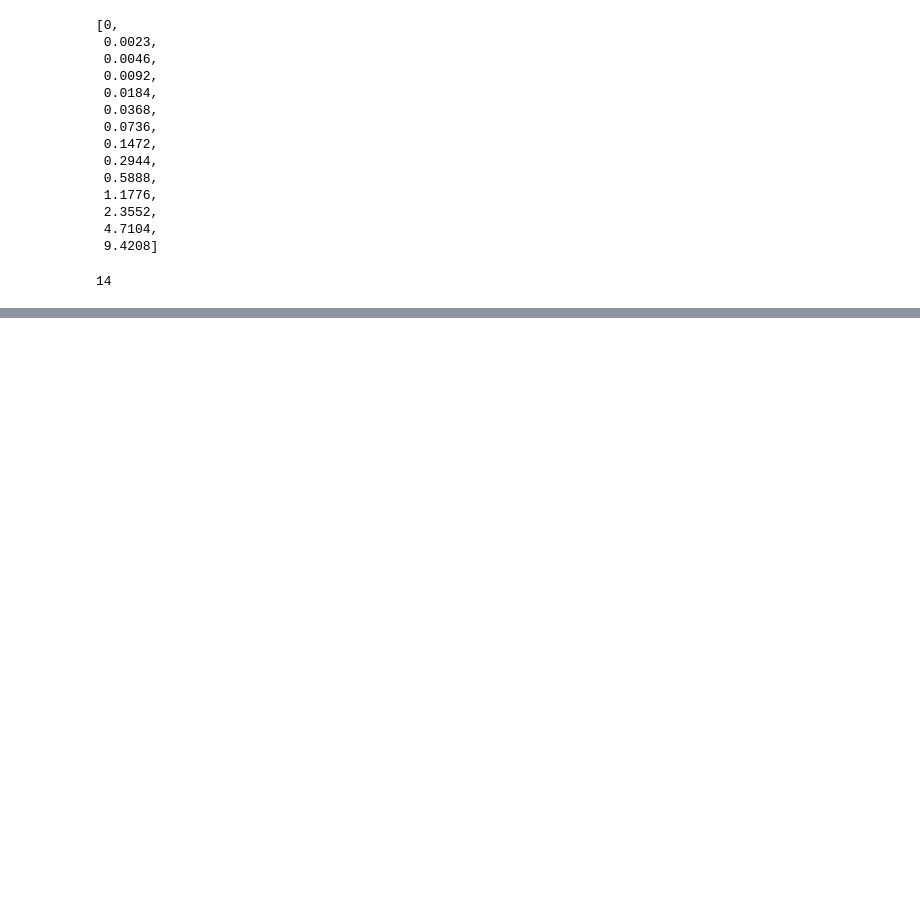
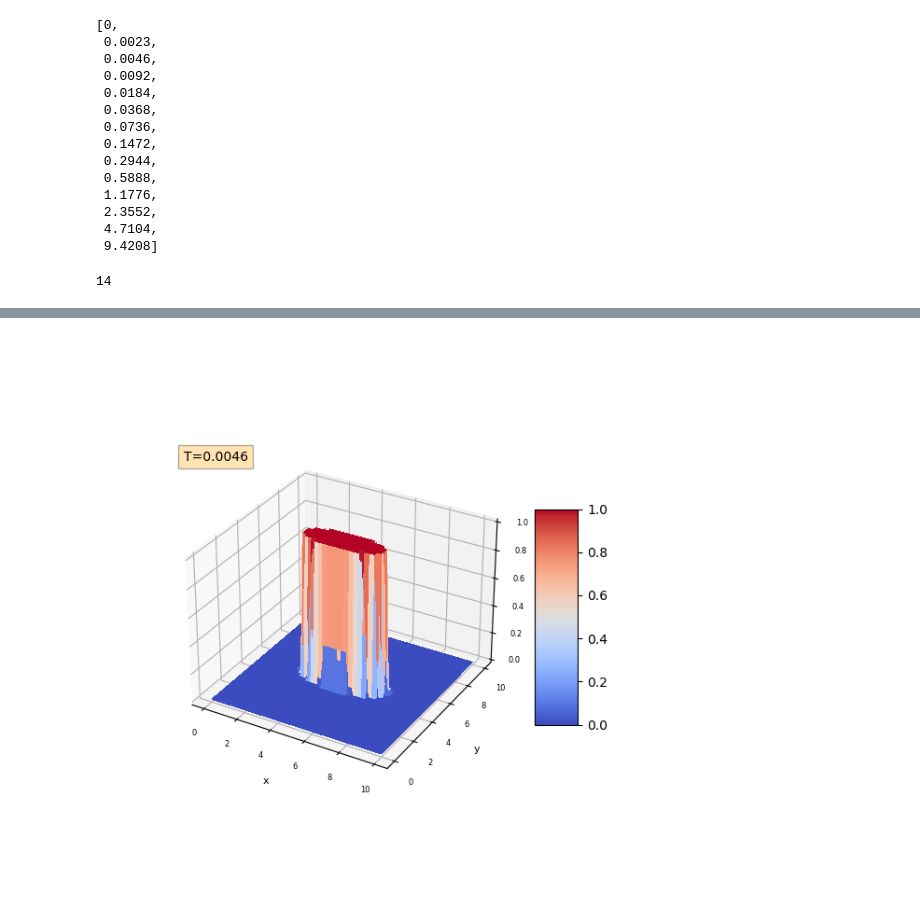
Before and after one commit to Shchetinnikov/Numerical_Methods, a Jupyter notebook: 6_semestr/Thermal_Conductivity/Lab11.ipynb, the cells around one changed output, grey strips where cells are left out. Cells and saved outputs as stored; diff of their text form; code cells hidden in the pictures; blank space fills up the shorter version.

```diff
--- a/6_semestr/Thermal_Conductivity/Lab11.ipynb
+++ b/6_semestr/Thermal_Conductivity/Lab11.ipynb
@@ -316,0 +354,10 @@ len(t_plot)
+# %%
+t_i = t_plot[2]
+x_plot, y_plot, u_plot_t_i = apprx_solution.calc(t_i)
+
+X, Y = np.meshgrid(x_plot, y_plot)
+Z    = np.asarray(u_plot_t_i)
+
+graph(t_i, X, Y, Z)
+# %% [output]
+[figure, added]
```
Also changed, not shown: parts of 14 cells of this notebook, 8 other files.
